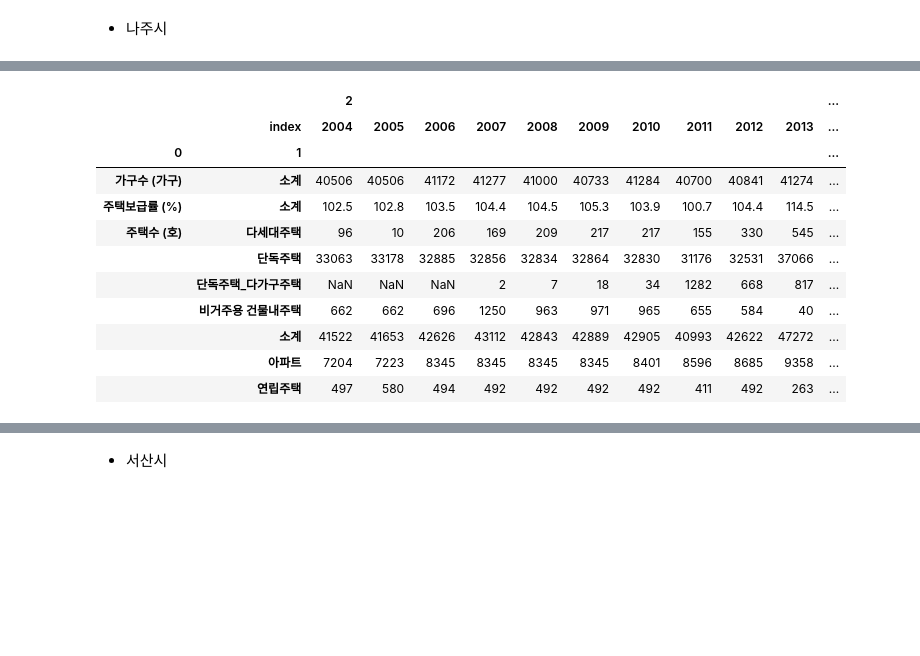
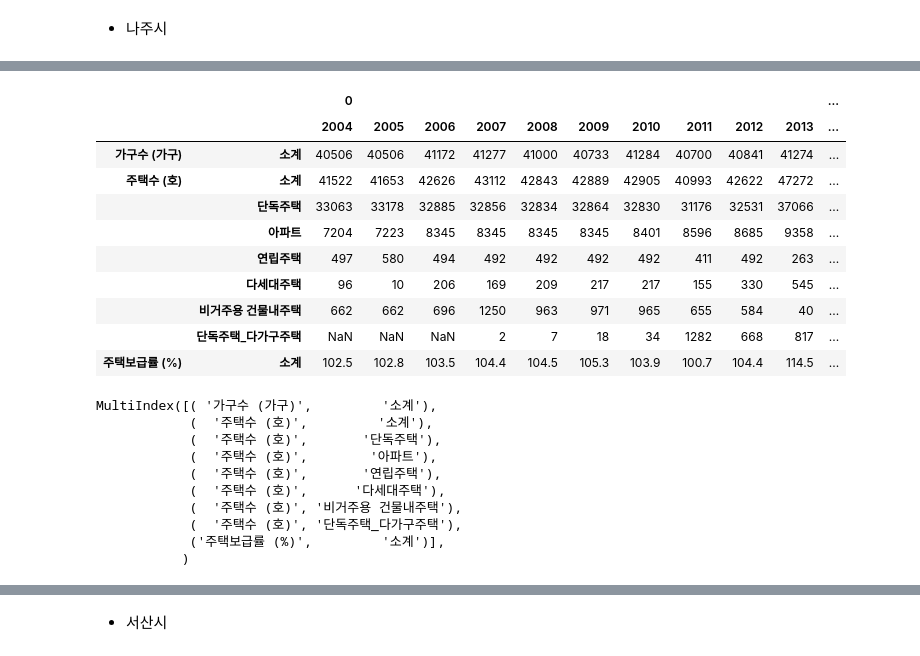
Before and after one commit to rlfgus0821/-HTML-, a Jupyter notebook: 05_pandas/연습문제/pandas_09_다중인덱스_연습문제2.ipynb, the cells around one changed output, grey strips where cells are left out. Cells and saved outputs as stored; diff of their text form; code cells hidden in the pictures; blank space fills up the shorter version.

```diff
--- a/05_pandas/연습문제/pandas_09_다중인덱스_연습문제2.ipynb
+++ b/05_pandas/연습문제/pandas_09_다중인덱스_연습문제2.ipynb
@@ -21,0 +22,3 @@ naju
+# %%
+naju1 = naju.T
+naju1
@@ -22 +39,16 @@ naju
+# %%
+naju1 = naju1.unstack(level=0)
+naju1
+# %% [output]
+|  |  | 0 |  |  |  |  |  |  |  |  |  | ... |
+|  |  | 2004 | 2005 | 2006 | 2007 | 2008 | 2009 | 2010 | 2011 | 2012 | 2013 | ... |
+| 가구수 (가구) | 소계 | 40506 | 40506 | 41172 | 41277 | 41000 | 40733 | 41284 | 40700 | 40841 | 41274 | ... |
+| 주택수 (호) | 소계 | 41522 | 41653 | 42626 | 43112 | 42843 | 42889 | 42905 | 40993 | 42622 | 47272 | ... |
+|  | 단독주택 | 33063 | 33178 | 32885 | 32856 | 32834 | 32864 | 32830 | 31176 | 32531 | 37066 | ... |
+|  | 아파트 | 7204 | 7223 | 8345 | 8345 | 8345 | 8345 | 8401 | 8596 | 8685 | 9358 | ... |
+|  | 연립주택 | 497 | 580 | 494 | 492 | 492 | 492 | 492 | 411 | 492 | 263 | ... |
+|  | 다세대주택 | 96 | 10 | 206 | 169 | 209 | 217 | 217 | 155 | 330 | 545 | ... |
+|  | 비거주용 건물내주택 | 662 | 662 | 696 | 1250 | 963 | 971 | 965 | 655 | 584 | 40 | ... |
+|  | 단독주택_다가구주택 | NaN | NaN | NaN | 2 | 7 | 18 | 34 | 1282 | 668 | 817 | ... |
+| 주택보급률 (%) | 소계 | 102.5 | 102.8 | 103.5 | 104.4 | 104.5 | 105.3 | 103.9 | 100.7 | 104.4 | 114.5 | ... |
 # %%
@@ -28,15 +56,14 @@ naju1 = naju.T.reset_index().set_index(['index',0,1])
 # %%
-naju1.unstack(level='index')
+naju1.columns
+naju1.index
 # %% [output]
-|  |  | 2 |  |  |  |  |  |  |  |  |  | ... |
-|  | index | 2004 | 2005 | 2006 | 2007 | 2008 | 2009 | 2010 | 2011 | 2012 | 2013 | ... |
-| 0 | 1 |  |  |  |  |  |  |  |  |  |  | ... |
-| 가구수 (가구) | 소계 | 40506 | 40506 | 41172 | 41277 | 41000 | 40733 | 41284 | 40700 | 40841 | 41274 | ... |
-| 주택보급률 (%) | 소계 | 102.5 | 102.8 | 103.5 | 104.4 | 104.5 | 105.3 | 103.9 | 100.7 | 104.4 | 114.5 | ... |
-| 주택수 (호) | 다세대주택 | 96 | 10 | 206 | 169 | 209 | 217 | 217 | 155 | 330 | 545 | ... |
-|  | 단독주택 | 33063 | 33178 | 32885 | 32856 | 32834 | 32864 | 32830 | 31176 | 32531 | 37066 | ... |
-|  | 단독주택_다가구주택 | NaN | NaN | NaN | 2 | 7 | 18 | 34 | 1282 | 668 | 817 | ... |
-|  | 비거주용 건물내주택 | 662 | 662 | 696 | 1250 | 963 | 971 | 965 | 655 | 584 | 40 | ... |
-|  | 소계 | 41522 | 41653 | 42626 | 43112 | 42843 | 42889 | 42905 | 40993 | 42622 | 47272 | ... |
-|  | 아파트 | 7204 | 7223 | 8345 | 8345 | 8345 | 8345 | 8401 | 8596 | 8685 | 9358 | ... |
-|  | 연립주택 | 497 | 580 | 494 | 492 | 492 | 492 | 492 | 411 | 492 | 263 | ... |
+MultiIndex([( '가구수 (가구)',         '소계'),
+            (  '주택수 (호)',         '소계'),
+            (  '주택수 (호)',       '단독주택'),
+            (  '주택수 (호)',        '아파트'),
+            (  '주택수 (호)',       '연립주택'),
+            (  '주택수 (호)',      '다세대주택'),
+            (  '주택수 (호)', '비거주용 건물내주택'),
+            (  '주택수 (호)', '단독주택_다가구주택'),
+            ('주택보급률 (%)',         '소계')],
+           )
```
Also changed, not shown: parts of 28 cells of this notebook, 7 other files.
